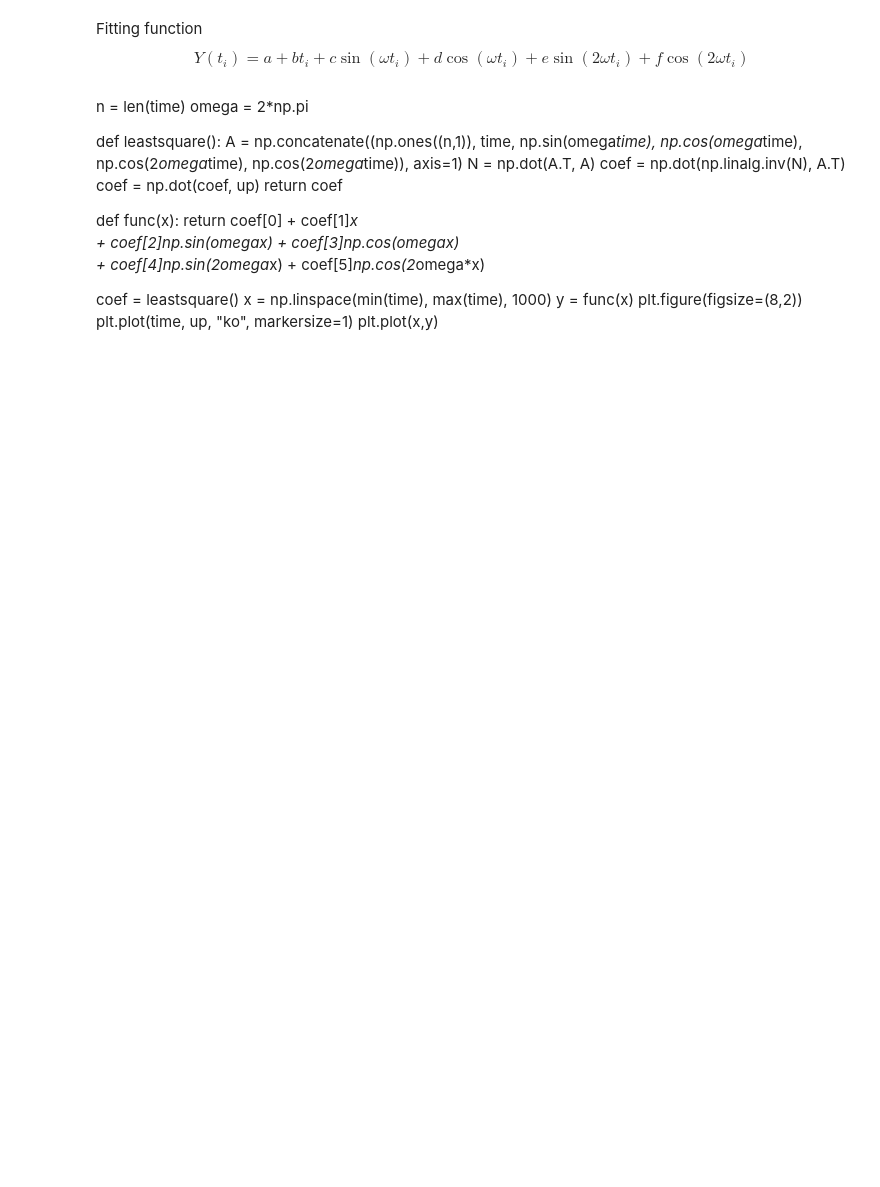
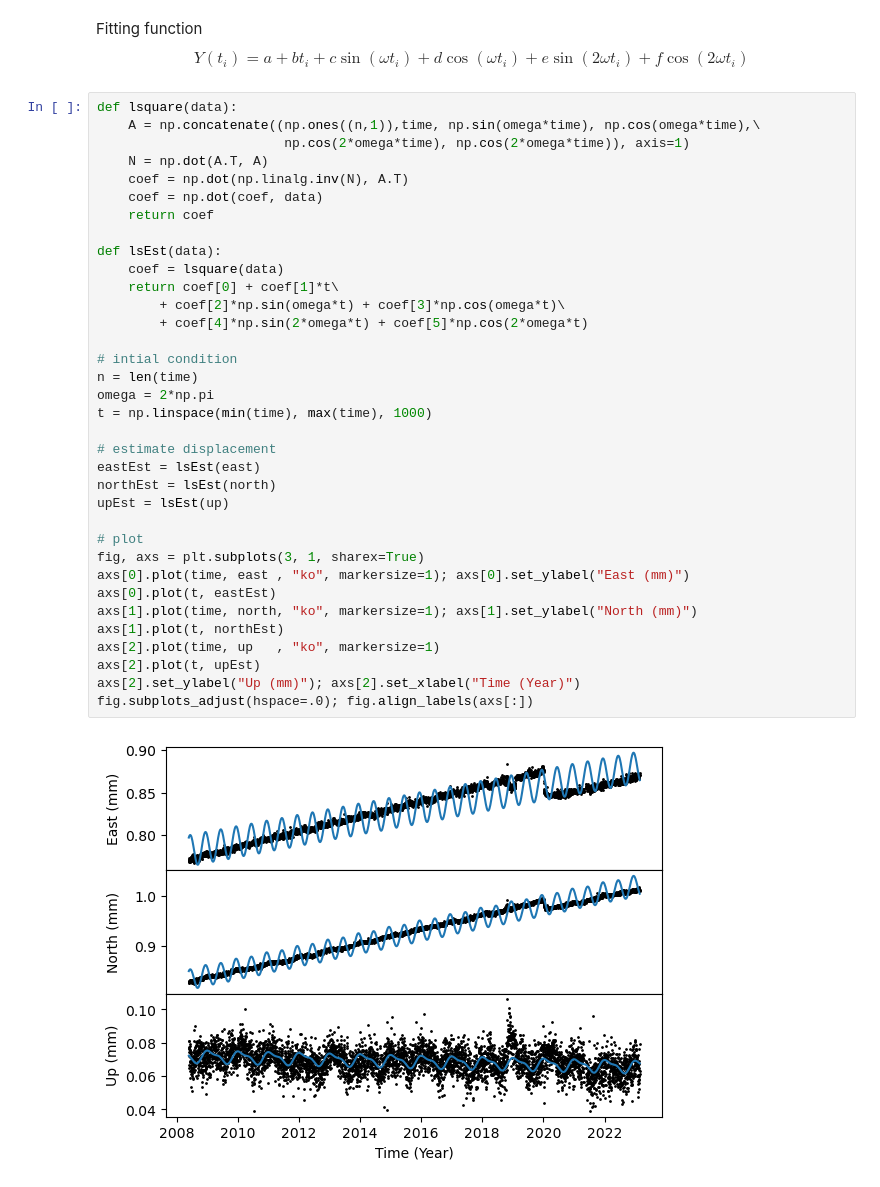
Before and after one commit to hnguyen-repos/inSAR, a Jupyter notebook: insar.ipynb, the cells around one changed output. Cells and saved outputs as stored; diff of their text form; blank space fills up the shorter version.

```diff
--- a/insar.ipynb
+++ b/insar.ipynb
@@ -56,25 +57,40 @@ Fitting function
 $$
 Y(t_i) = a + bt_i + c\sin(\omega t_i) + d\cos(\omega t_i) + e\sin(2\omega t_i) + f\cos(2\omega t_i)
 $$
-# %% [markdown]
-n = len(time)
-omega = 2*np.pi
-
-def leastsquare():
-    A = np.concatenate((np.ones((n,1)), time, np.sin(omega*time), np.cos(omega*time), np.cos(2*omega*time), np.cos(2*omega*time)), axis=1)
-    N = np.dot(A.T, A)
-    coef = np.dot(np.linalg.inv(N), A.T)
-    coef = np.dot(coef, up)
-    return coef
-
-def func(x):
-    return coef[0] + coef[1]*x\
-        + coef[2]*np.sin(omega*x) + coef[3]*np.cos(omega*x)\
-        + coef[4]*np.sin(2*omega*x) + coef[5]*np.cos(2*omega*x)
-
-coef = leastsquare()
-x = np.linspace(min(time), max(time), 1000)
-y = func(x)
-plt.figure(figsize=(8,2))
-plt.plot(time, up, "ko", markersize=1)
-plt.plot(x,y)
+# %%
+def lsquare(data):
+    A = np.concatenate((np.ones((n,1)),time, np.sin(omega*time), np.cos(omega*time),\
+                        np.cos(2*omega*time), np.cos(2*omega*time)), axis=1)
+    N = np.dot(A.T, A)
+    coef = np.dot(np.linalg.inv(N), A.T)
+    coef = np.dot(coef, data)
+    return coef
+
+def lsEst(data):
+    coef = lsquare(data)
+    return coef[0] + coef[1]*t\
+        + coef[2]*np.sin(omega*t) + coef[3]*np.cos(omega*t)\
+        + coef[4]*np.sin(2*omega*t) + coef[5]*np.cos(2*omega*t)
+
+# intial condition
+n = len(time)
+omega = 2*np.pi
+t = np.linspace(min(time), max(time), 1000)
+
+# estimate displacement
+eastEst = lsEst(east)
+northEst = lsEst(north)
+upEst = lsEst(up)
+
+# plot
+fig, axs = plt.subplots(3, 1, sharex=True)
+axs[0].plot(time, east , "ko", markersize=1); axs[0].set_ylabel("East (mm)")
+axs[0].plot(t, eastEst)
+axs[1].plot(time, north, "ko", markersize=1); axs[1].set_ylabel("North (mm)")
+axs[1].plot(t, northEst)
+axs[2].plot(time, up   , "ko", markersize=1)
+axs[2].plot(t, upEst)
+axs[2].set_ylabel("Up (mm)"); axs[2].set_xlabel("Time (Year)")
+fig.subplots_adjust(hspace=.0); fig.align_labels(axs[:])
+# %% [output]
+[figure, added]
```
Also changed, not shown: parts of 1 cell of this notebook.
